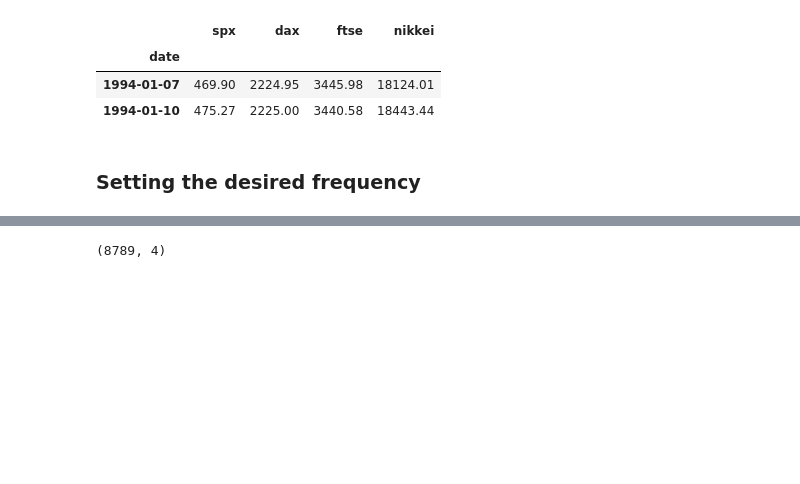
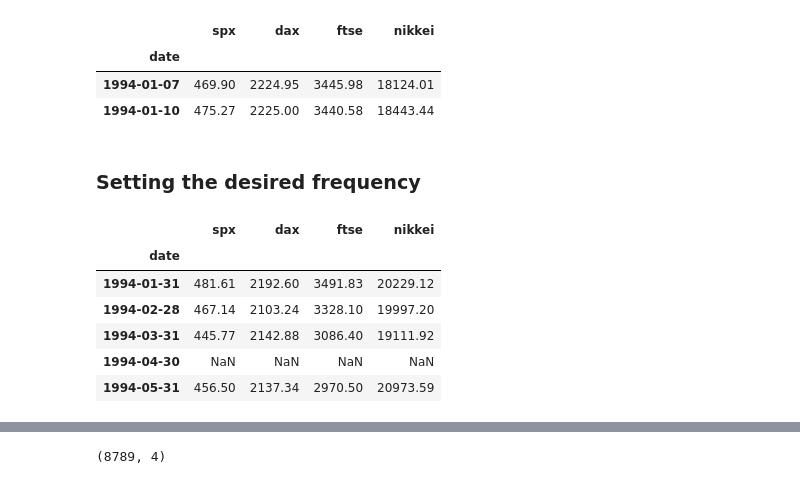
Before and after one commit to HassanSherwani/Learning_Projects-II, a Jupyter notebook: Udemy_Time_series_analysis/1.Time_Series_&_Creating_Time_Series_object.ipynb, the cells around one changed output, grey strips where cells are left out. Drawn from its saved outputs; the diff is of its cells as text; code cells hidden in the pictures; blank space fills up the shorter version.

```diff
--- a/Udemy_Time_series_analysis/1.Time_Series_&_Creating_Time_Series_object.ipynb
+++ b/Udemy_Time_series_analysis/1.Time_Series_&_Creating_Time_Series_object.ipynb
@@ -139,3 +148,14 @@ df.head(2)
 | 1994-01-10 | 475.27 | 2225.00 | 3440.58 | 18443.44 |
 # %% [markdown]
 ### Setting the desired frequency
+# %%
+# for monthly basis
+df.asfreq('m').head()
+# %% [output]
+|  | spx | dax | ftse | nikkei |
+| date |  |  |  |  |
+| 1994-01-31 | 481.61 | 2192.60 | 3491.83 | 20229.12 |
+| 1994-02-28 | 467.14 | 2103.24 | 3328.10 | 19997.20 |
+| 1994-03-31 | 445.77 | 2142.88 | 3086.40 | 19111.92 |
+| 1994-04-30 | NaN | NaN | NaN | NaN |
+| 1994-05-31 | 456.50 | 2137.34 | 2970.50 | 20973.59 |
```
Also changed, not shown: parts of 14 cells of this notebook.
